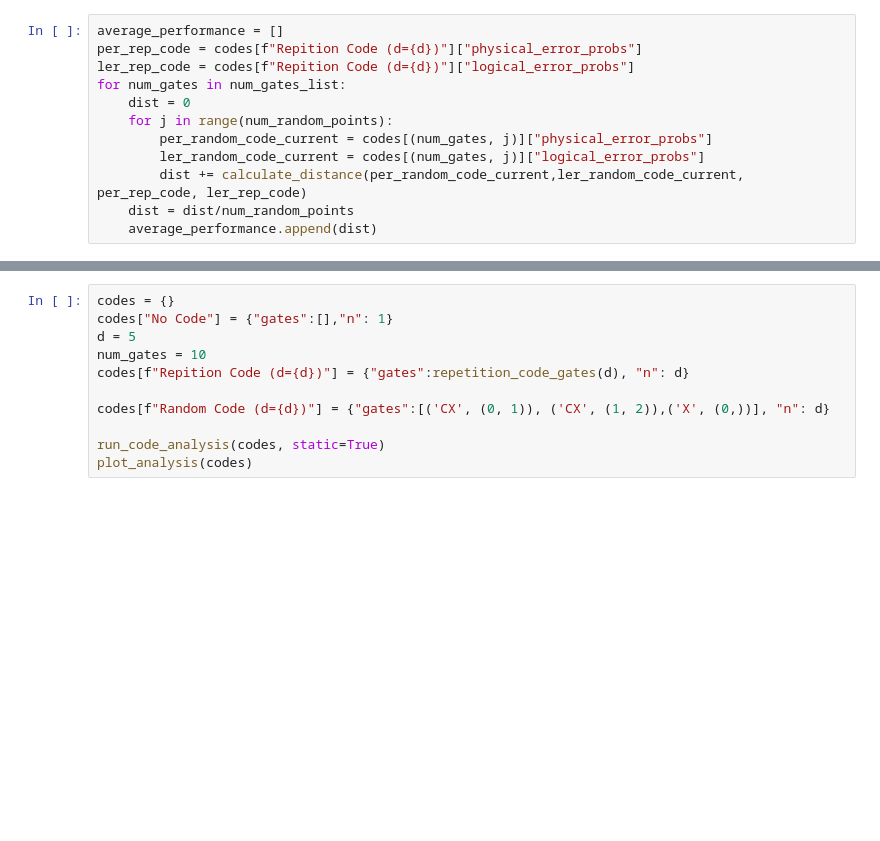
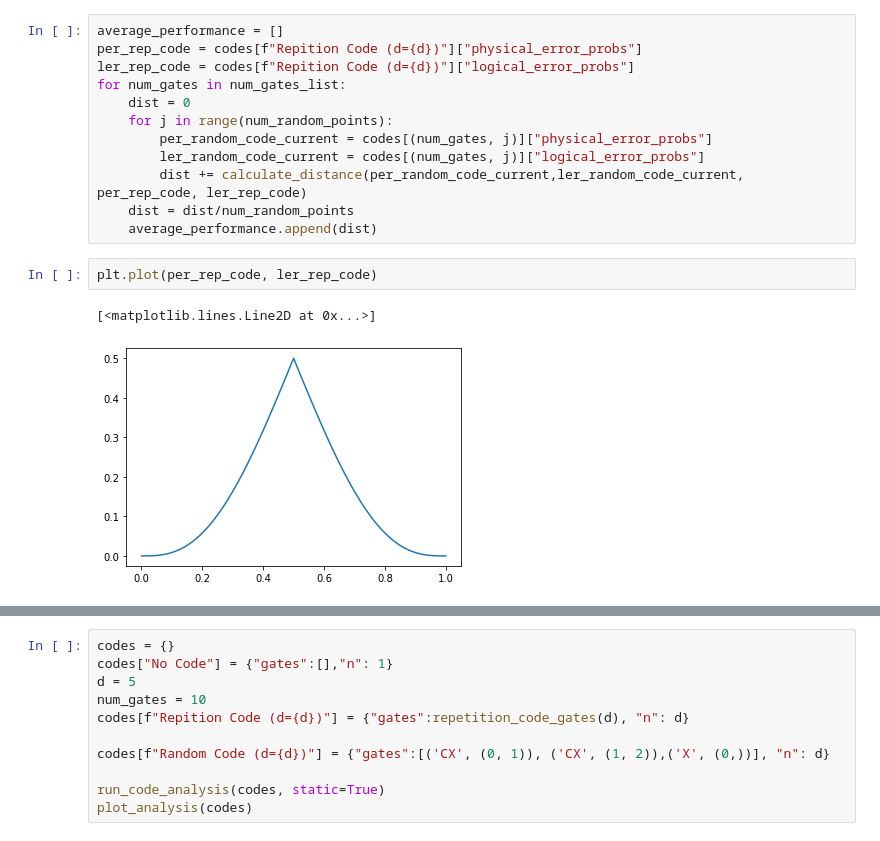
Before and after one commit to snow-apple/random-qec, a Jupyter notebook: 1-errorprob.ipynb, the cells around one changed output, grey strips where cells are left out. Saved outputs shown, nothing was run; the diff lists cells and outputs as text; blank space fills up the shorter version.

```diff
--- a/1-errorprob.ipynb
+++ b/1-errorprob.ipynb
@@ -71,6 +79,11 @@ for num_gates in num_gates_list:
         dist += calculate_distance(per_random_code_current,ler_random_code_current, per_rep_code, ler_rep_code)
     dist = dist/num_random_points
     average_performance.append(dist)
+# %%
+plt.plot(per_rep_code, ler_rep_code)
+# %% [output]
+[<matplotlib.lines.Line2D at 0x...>]
+[figure, added]
 # %%
 fig,ax = plt.subplots(1,1,dpi=200,figsize = (4,3))
 ax.plot(num_gates_list, average_performance, ".--")
```
Also changed, not shown: parts of 4 cells of this notebook, 4 other files.
